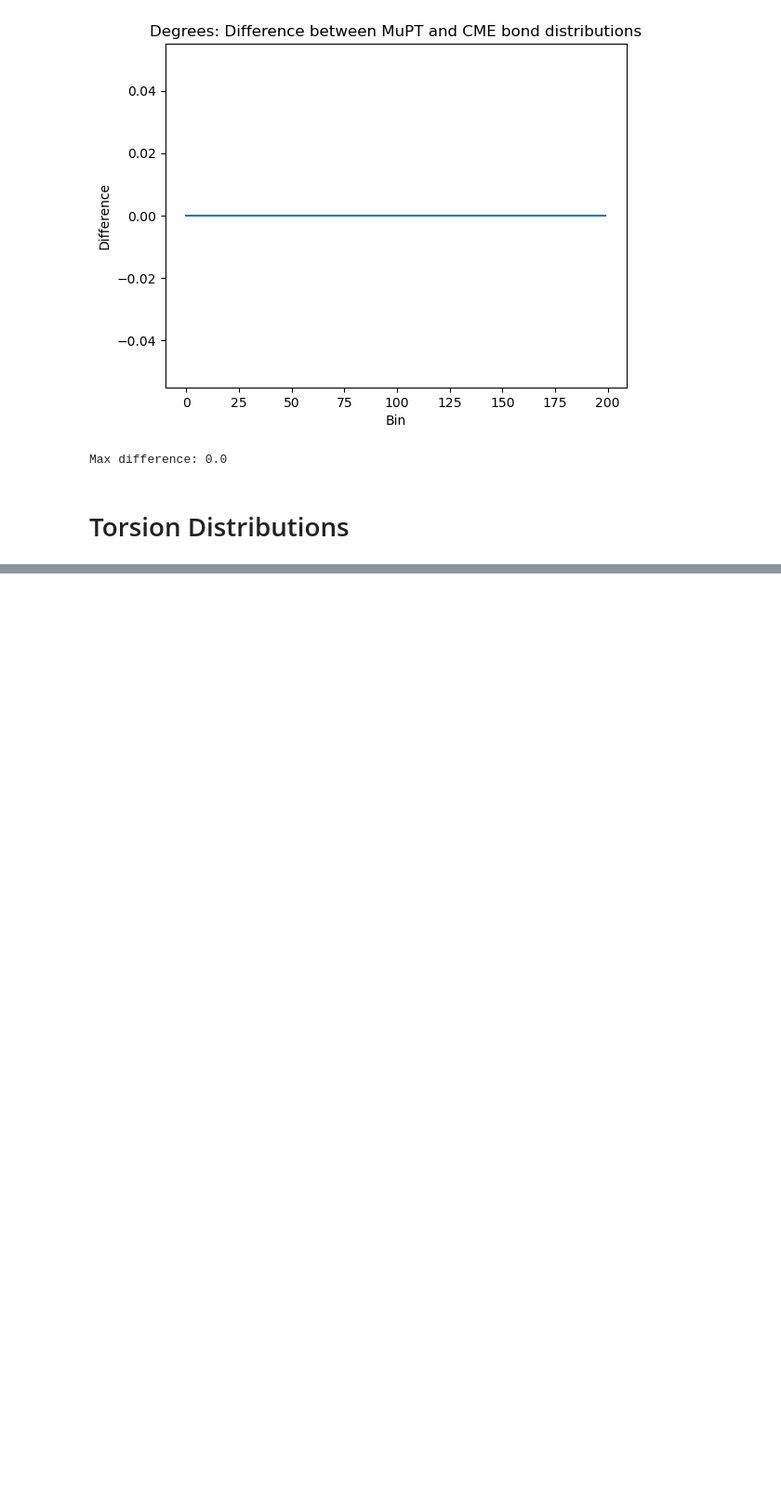
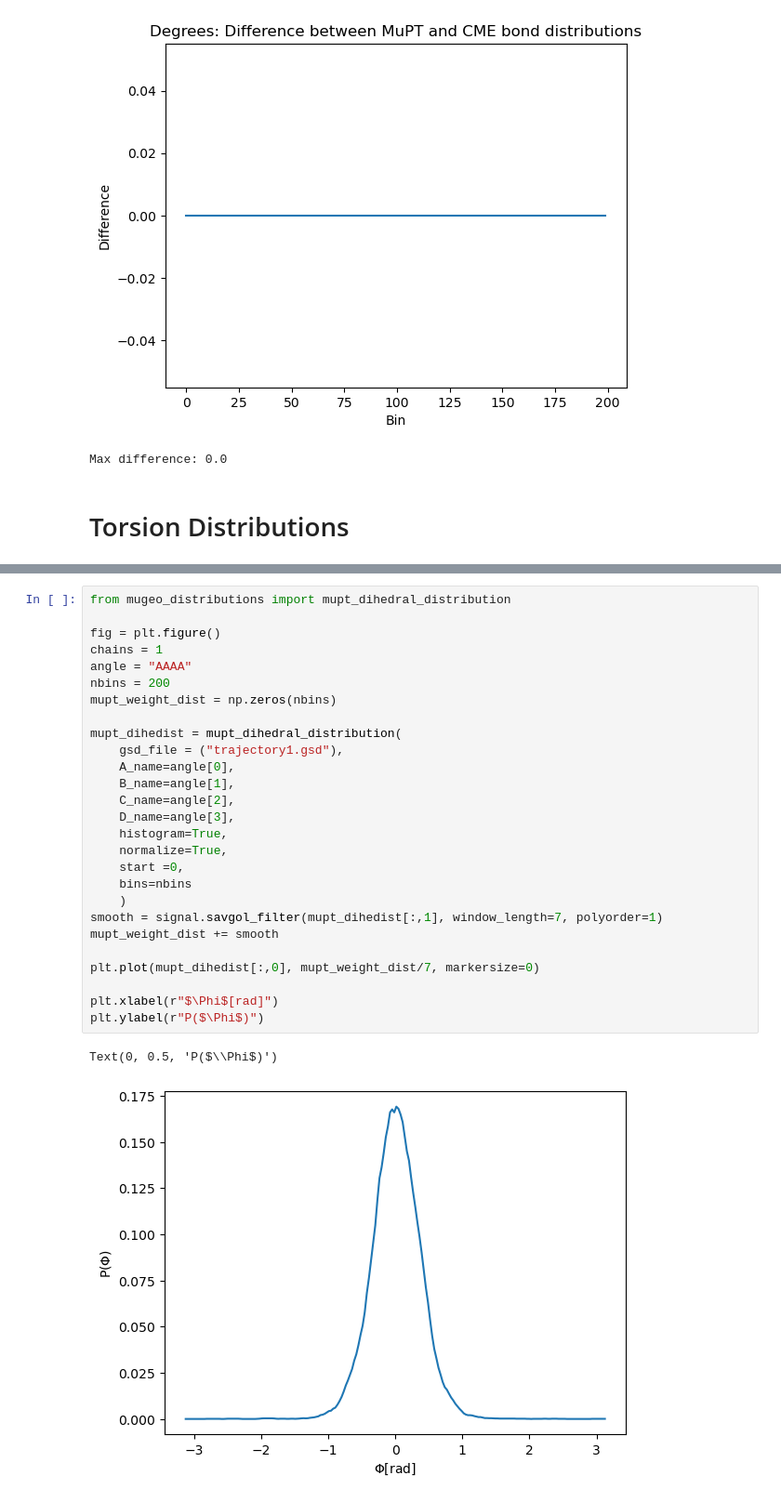
Before and after one commit to StephMcCallum/mupt-analysis-clean, a Jupyter notebook: geo_distributions_reference/distributions.ipynb, the cells around one changed output, grey strips where cells are left out. Shown at 93% size. Saved outputs shown, nothing was run; the diff lists cells and outputs as text; blank space fills up the shorter version.

Commit message:
Implemented Dihedral Distribution

```diff
--- a/geo_distributions_reference/distributions.ipynb
+++ b/geo_distributions_reference/distributions.ipynb
@@ -265,3 +266,33 @@ plt.ylabel("P($\Phi$)")
 # %% [output]
 Text(0, 0.5, 'P($\\Phi$)')
 [figure]
+# %%
+from mugeo_distributions import mupt_dihedral_distribution
+
+fig = plt.figure()
+chains = 1
+angle = "AAAA"
+nbins = 200
+mupt_weight_dist = np.zeros(nbins)
+
+mupt_dihedist = mupt_dihedral_distribution(
+    gsd_file = ("trajectory1.gsd"),
+    A_name=angle[0],
+    B_name=angle[1],
+    C_name=angle[2],
+    D_name=angle[3],
+    histogram=True,
+    normalize=True,
+    start =0,
+    bins=nbins
+    )
+smooth = signal.savgol_filter(mupt_dihedist[:,1], window_length=7, polyorder=1)
+mupt_weight_dist += smooth
+
+plt.plot(mupt_dihedist[:,0], mupt_weight_dist/7, markersize=0)
+
+plt.xlabel(r"$\Phi$[rad]")
+plt.ylabel(r"P($\Phi$)")
+# %% [output]
+Text(0, 0.5, 'P($\\Phi$)')
+[figure, added]
```
Also changed, not shown: parts of 8 cells of this notebook, 2 other files.
